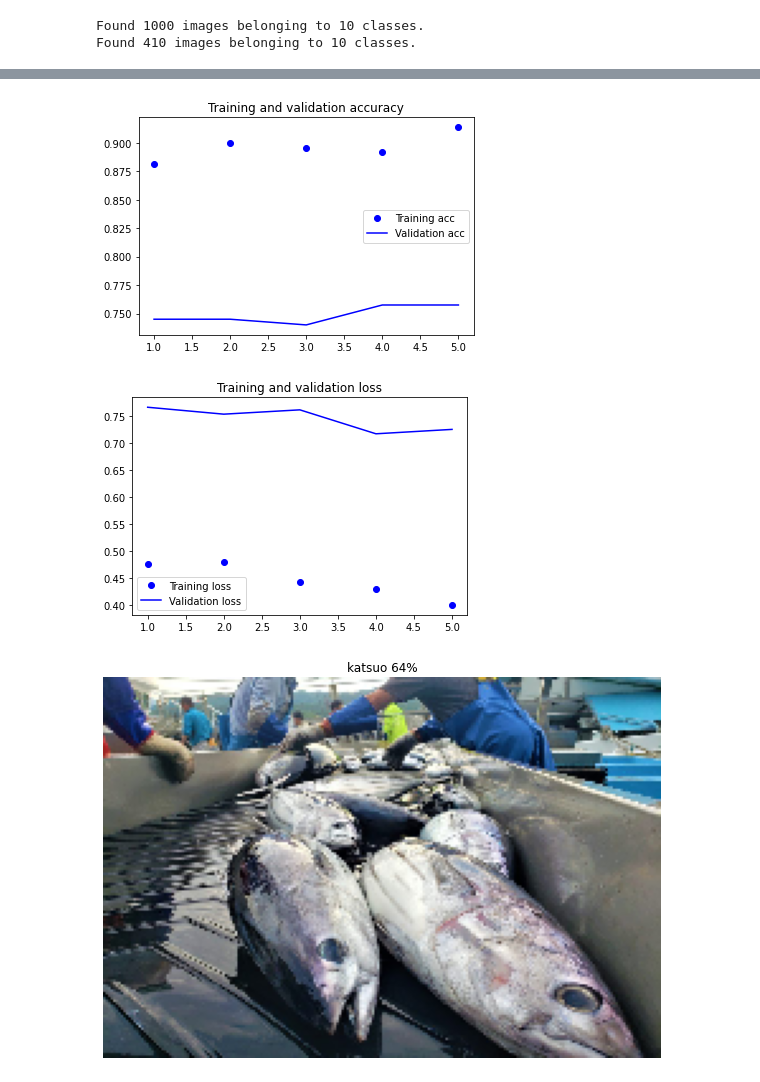
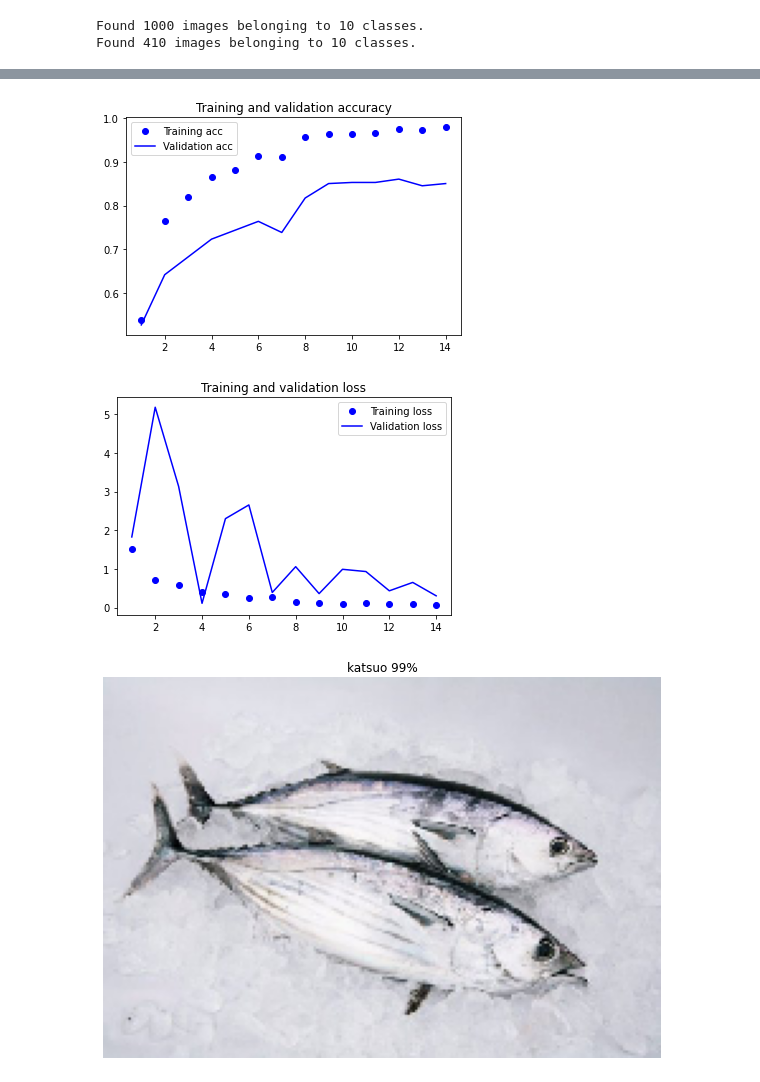
Before and after one commit to ria-heikkila/fish_species_recognizer, a Jupyter notebook: fish_recognizer.ipynb, the cells around one changed output, grey strips where cells are left out. Cells and saved outputs as stored; diff of their text form; code cells hidden in the pictures.

```diff
--- a/fish_recognizer.ipynb
+++ b/fish_recognizer.ipynb
@@ -72,3 +69,14 @@ test_set = test_datagen.flow_from_directory(validate_dir,
 # %% [output]
 Found 1000 images belonging to 10 classes.
 Found 410 images belonging to 10 classes.
+# %%
+base_model = InceptionV3(
+    include_top = False,
+    weights = "imagenet",
+    input_shape = None
+)
+# %%
+x = base_model.output
+x = GlobalAveragePooling2D()(x)
+x = Dense(1024, activation='relu')(x)
+predictions = Dense(10, activation='softmax')(x)
@@ -75,10 +136,12 @@ Found 410 images belonging to 10 classes.
 # %%
-#トレーニング
-history = model.fit_generator(
-        train_set,
-        steps_per_epoch=1000 // batch_size,
-        epochs=5,
-        validation_data=test_set,
-        validation_steps=410 // batch_size)
-model.save('fish_model.h5')
+%%time
+hist = model.fit_generator(
+    train_set,
+    steps_per_epoch=1000 // batch_size,
+    epochs=30,
+    callbacks = [early_stopping, reduce_lr, logging],
+    validation_data=test_set,
+    validation_steps=410 // batch_size
+)
+model.save('fish_modelv3.h5')
 # %% [output]
@@ -103,34 +173,34 @@ test acc: 0.7609755992889404
 # %%
 import matplotlib.pyplot as plt
 
-acc = history.history['accuracy']
-val_acc = history.history['val_accuracy']
-loss = history.history['loss']
-val_loss = history.history['val_loss']
+acc = hist.history['accuracy']
+val_acc = hist.history['val_accuracy']
+loss = hist.history['loss']
+val_loss = hist.history['val_loss']
 
 epochs = range(1, len(acc) + 1)
 
 plt.plot(epochs, acc, 'bo', label='Training acc')
 plt.plot(epochs, val_acc, 'b', label='Validation acc')
 plt.title('Training and validation accuracy')
 plt.legend()
 
 plt.figure()
 
 plt.plot(epochs, loss, 'bo', label='Training loss')
 plt.plot(epochs, val_loss, 'b', label='Validation loss')
 plt.title('Training and validation loss')
 plt.legend()
 plt.show()
 # %% [output]
-[figure, old version]
+[figure, new version]
-[figure, old version]
+[figure, new version]
 # %%
 #画像多数の予測
 %matplotlib inline
 from tensorflow.keras.preprocessing import image
 import matplotlib.pyplot as plt
-img1 = image.load_img('005.jpg', target_size=(image_height, image_width))
+img1 = image.load_img('88.jpg', target_size=(image_height, image_width))
 img = image.img_to_array(img1)
 img = img/255.0
 img = np.expand_dims(img, axis=0)
@@ -143,4 +213,4 @@ plt.title(classes[predicted[0]] + " " + str(percentage) + "%")
 plt.imshow(img1, cmap=plt.cm.binary)
 plt.show()
 # %% [output]
-[figure, old version]
+[figure, new version]
```
Also changed, not shown: parts of 12 cells of this notebook.
